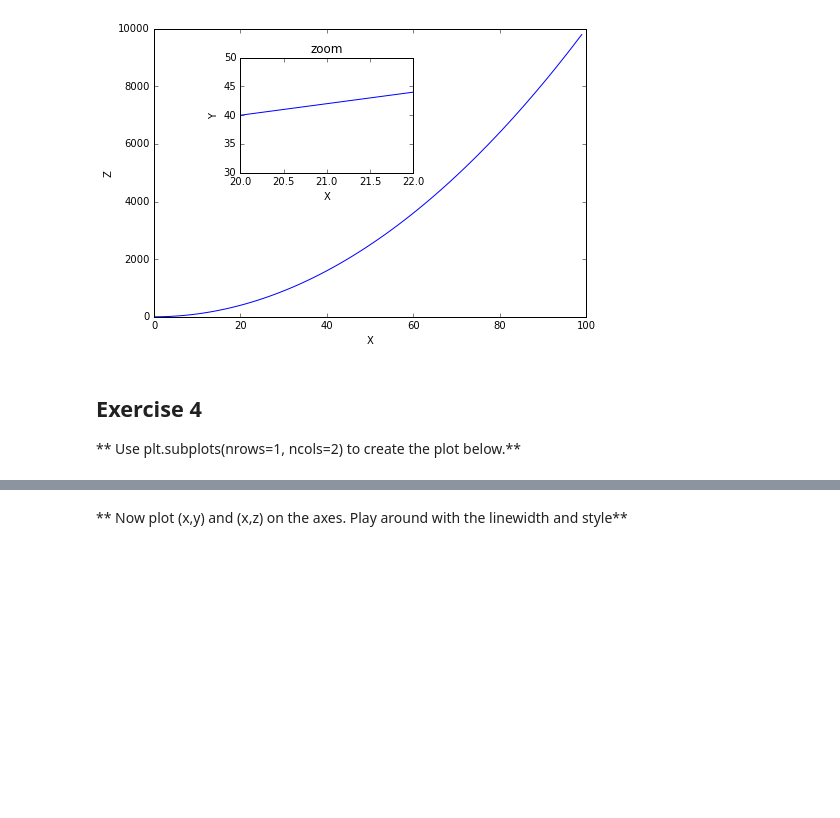
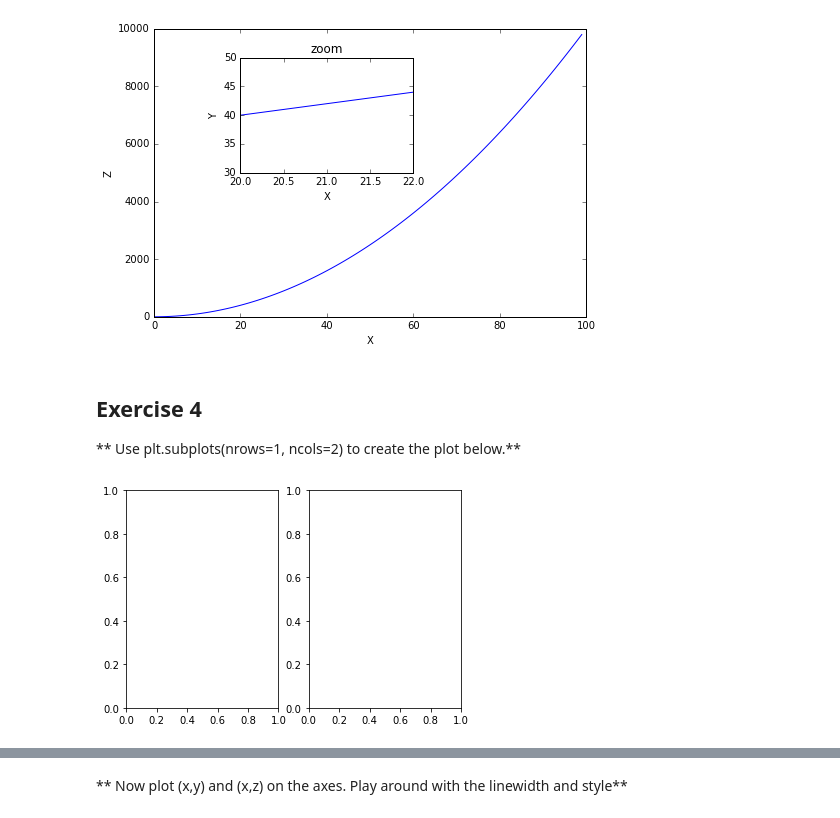
Before and after one commit to thomasdunlap/Python-DS-And-ML-Bootcamp, a Jupyter notebook: Python-for-Data-Visualization/Matplotlib/Matplotlib Exercises .ipynb, the cells around one changed output, grey strips where cells are left out. Drawn from its saved outputs; the diff is of its cells as text; code cells hidden in the pictures; blank space fills up the shorter version.

```diff
--- a/Python-for-Data-Visualization/Matplotlib/Matplotlib Exercises .ipynb
+++ b/Python-for-Data-Visualization/Matplotlib/Matplotlib Exercises .ipynb
@@ -93,5 +93,9 @@ fig3
 ## Exercise 4
 
 ** Use plt.subplots(nrows=1, ncols=2) to create the plot below.**
+# %%
+fig4, axes = plt.subplots(nrows=1, ncols=2)
+# %% [output]
+[figure, added]
 # %%
 # %% [output]
```
Also changed, not shown: parts of 5 cells of this notebook.
